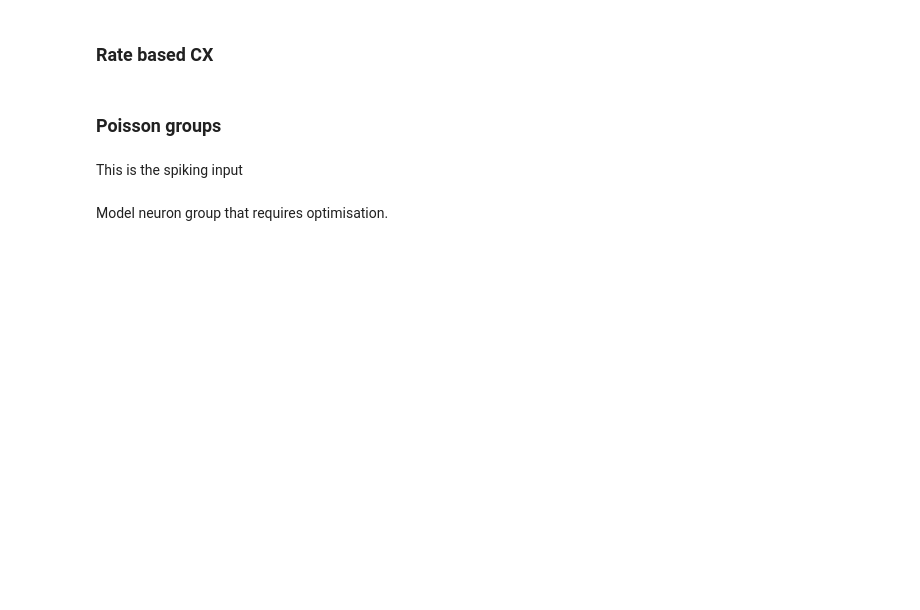
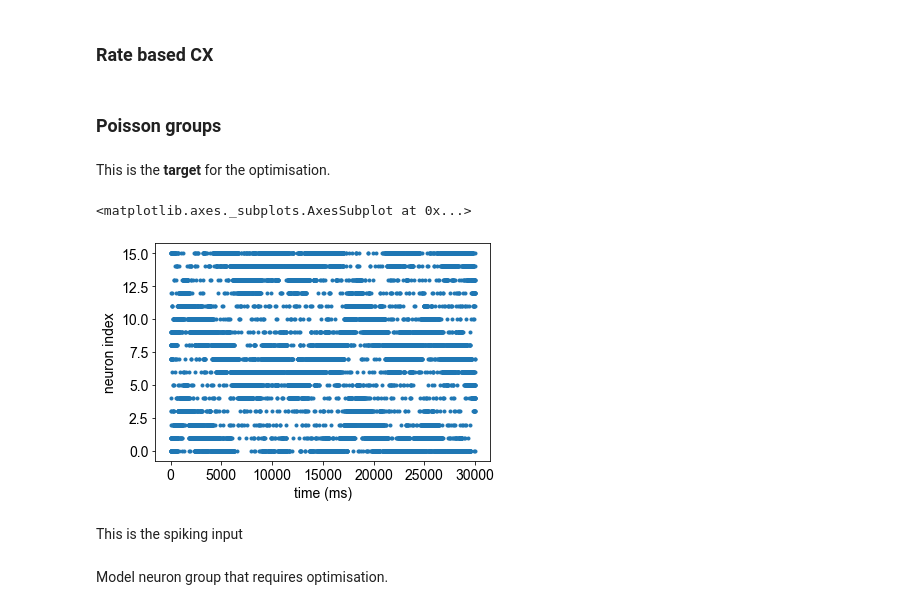
Before and after one commit to filippoferrari/CX_Path_Integration, a Jupyter notebook: notebooks/parameters_tuning_gamma_factor.ipynb, the cells around one changed output. Drawn from its saved outputs; the diff is of its cells as text; code cells hidden in the pictures; blank space fills up the shorter version.

```diff
--- a/notebooks/parameters_tuning_gamma_factor.ipynb
+++ b/notebooks/parameters_tuning_gamma_factor.ipynb
@@ -56,6 +56,27 @@ h, v, cx_log, cpu4_snapshot = trials.run_trial(logging=True,
                                                route=(h[:T_outbound], v[:T_outbound]))
 # %% [markdown]
 ### Poisson groups
+# %% [markdown]
+This is the **target** for the optimisation.
+# %%
+start_scope()
+
+time_step = 20 # ms
+
+TL2_spike_rates = 90 # Hz
+
+# Scale spike rates from rate-based CX in the right range
+# transpose since log is neuron_index*time_step but we want the opposite
+TL2_stimulus = TimedArray(TL2_spike_rates*cx_log.tl2.T*Hz, dt=1.*time_step*ms)
+P_TL2 = PoissonGroup(N_TL2, rates='TL2_stimulus(t,i)', name='TL2_Poisson')
+SPM_TL2_IDEAL = SpikeMonitor(P_TL2, name='TL2_target_spike_monitor')
+
+run(T_outbound*time_step*ms)
+# %%
+brian_plot(SPM_TL2_IDEAL)
+# %% [output]
+<matplotlib.axes._subplots.AxesSubplot at 0x...>
+[figure, added]
 # %%
 start_scope()
 
```
Also changed, not shown: parts of 15 cells of this notebook, 2 other files.
